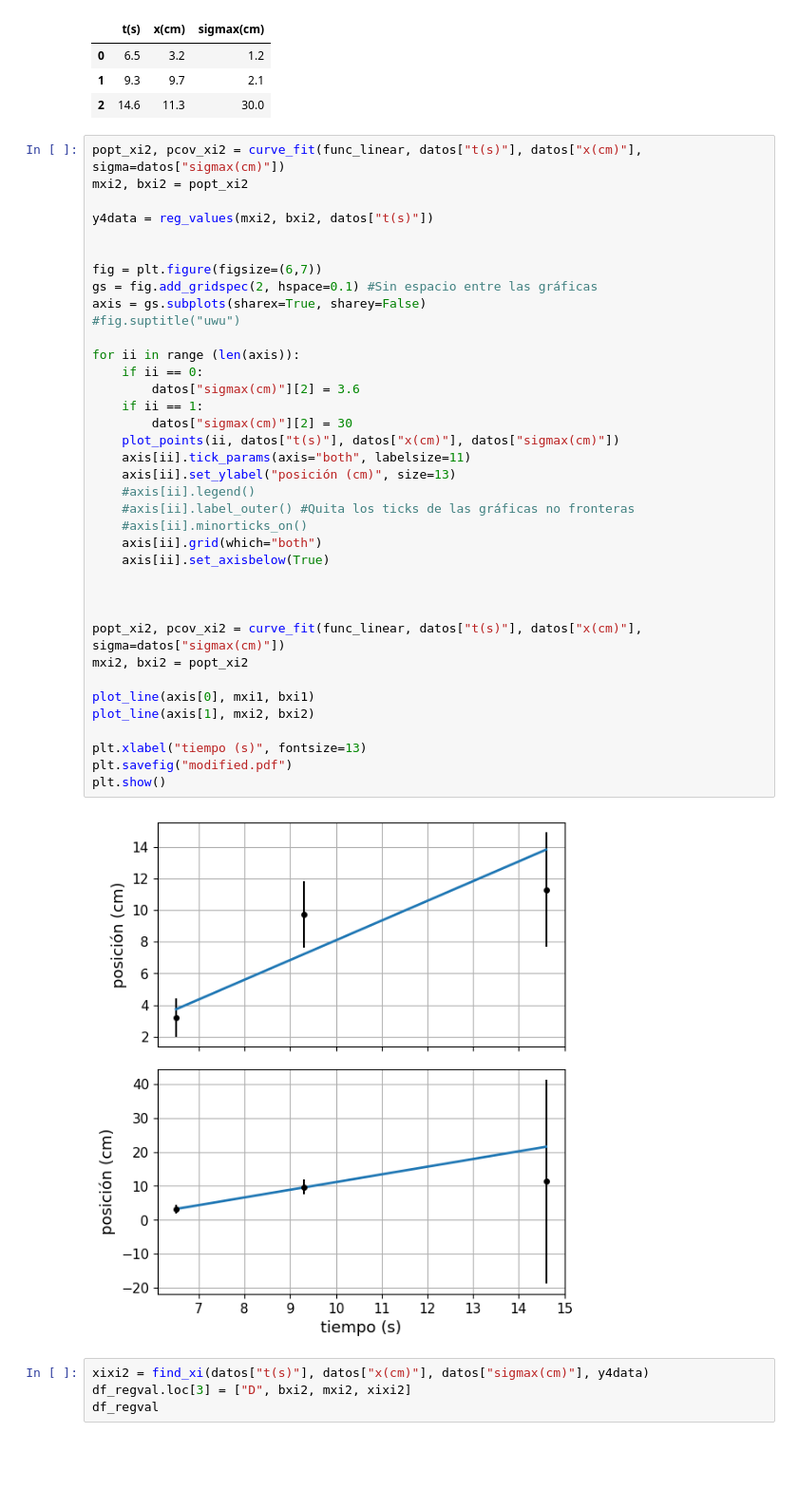
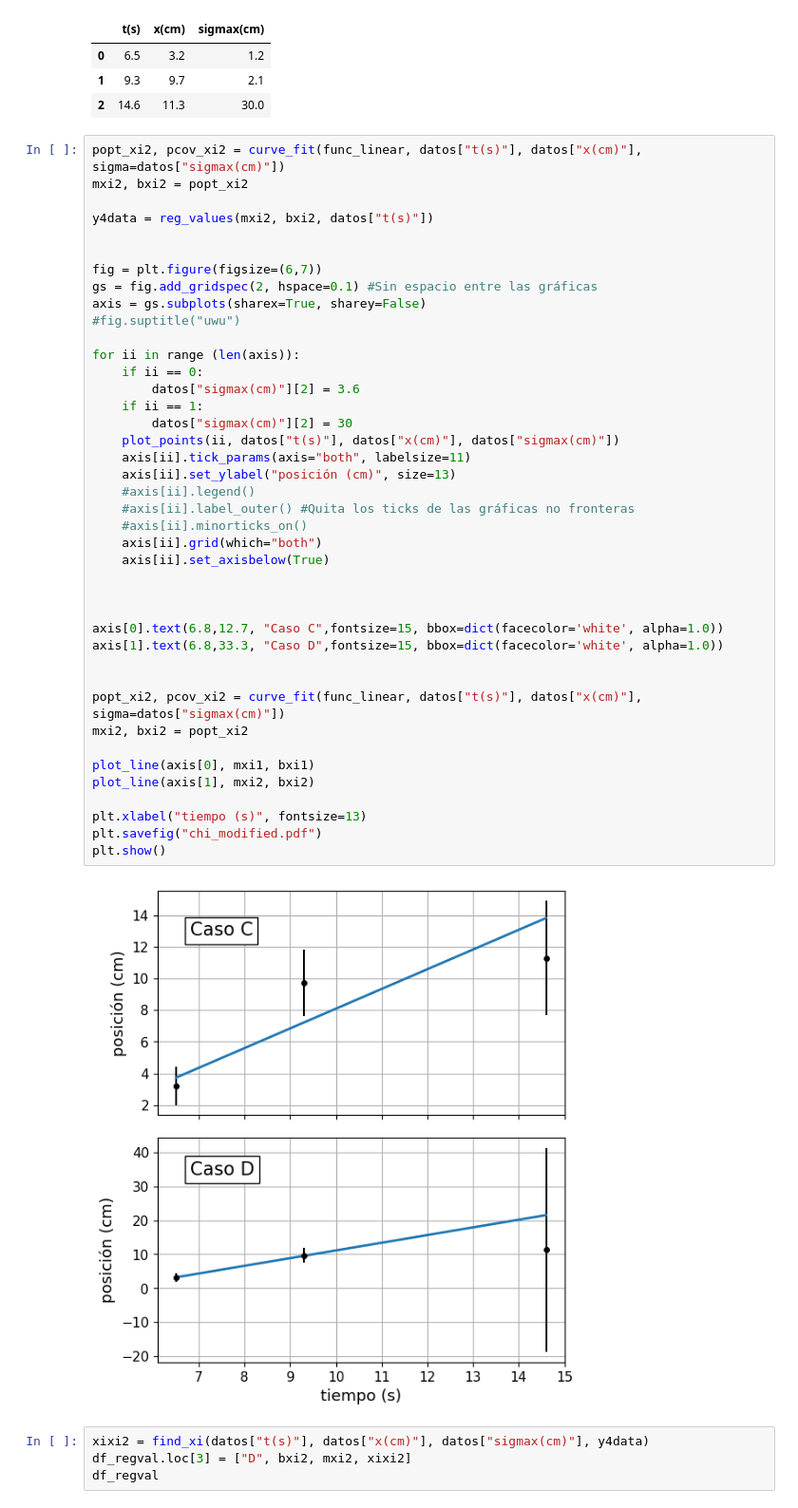
Before and after one commit to dangarciahe/ProblemasExperimental, a Jupyter notebook: Punto2.ipynb, the cells around one changed output. Shown at 95% size. Saved outputs shown, nothing was run; the diff lists cells and outputs as text; blank space fills up the shorter version.

```diff
--- a/Punto2.ipynb
+++ b/Punto2.ipynb
@@ -133,35 +137,39 @@ y4data = reg_values(mxi2, bxi2, datos["t(s)"])
 fig = plt.figure(figsize=(6,7))
 gs = fig.add_gridspec(2, hspace=0.1) #Sin espacio entre las gráficas
 axis = gs.subplots(sharex=True, sharey=False)
 #fig.suptitle("uwu")
 
 for ii in range (len(axis)):
     if ii == 0:
         datos["sigmax(cm)"][2] = 3.6
     if ii == 1:
         datos["sigmax(cm)"][2] = 30
     plot_points(ii, datos["t(s)"], datos["x(cm)"], datos["sigmax(cm)"])
     axis[ii].tick_params(axis="both", labelsize=11)
     axis[ii].set_ylabel("posición (cm)", size=13)
     #axis[ii].legend()
     #axis[ii].label_outer() #Quita los ticks de las gráficas no fronteras
     #axis[ii].minorticks_on()
     axis[ii].grid(which="both")
     axis[ii].set_axisbelow(True)
 
 
 
+axis[0].text(6.8,12.7, "Caso C",fontsize=15, bbox=dict(facecolor='white', alpha=1.0))
+axis[1].text(6.8,33.3, "Caso D",fontsize=15, bbox=dict(facecolor='white', alpha=1.0))
+
+
 popt_xi2, pcov_xi2 = curve_fit(func_linear, datos["t(s)"], datos["x(cm)"], sigma=datos["sigmax(cm)"])
 mxi2, bxi2 = popt_xi2
 
 plot_line(axis[0], mxi1, bxi1)
 plot_line(axis[1], mxi2, bxi2)
 
 plt.xlabel("tiempo (s)", fontsize=13)
-plt.savefig("modified.pdf")
+plt.savefig("chi_modified.pdf")
 plt.show()
 # %% [output]
-[figure, old version]
+[figure, new version]
 # %%
 xixi2 = find_xi(datos["t(s)"], datos["x(cm)"], datos["sigmax(cm)"], y4data)
 df_regval.loc[3] = ["D", bxi2, mxi2, xixi2]
```
Also changed, not shown: parts of 1 cell of this notebook, 2 other files.
